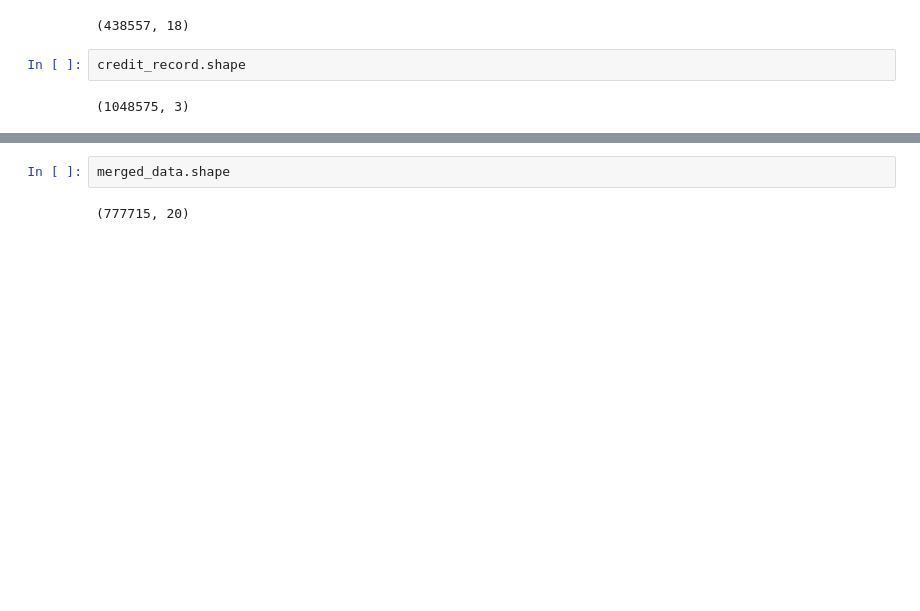
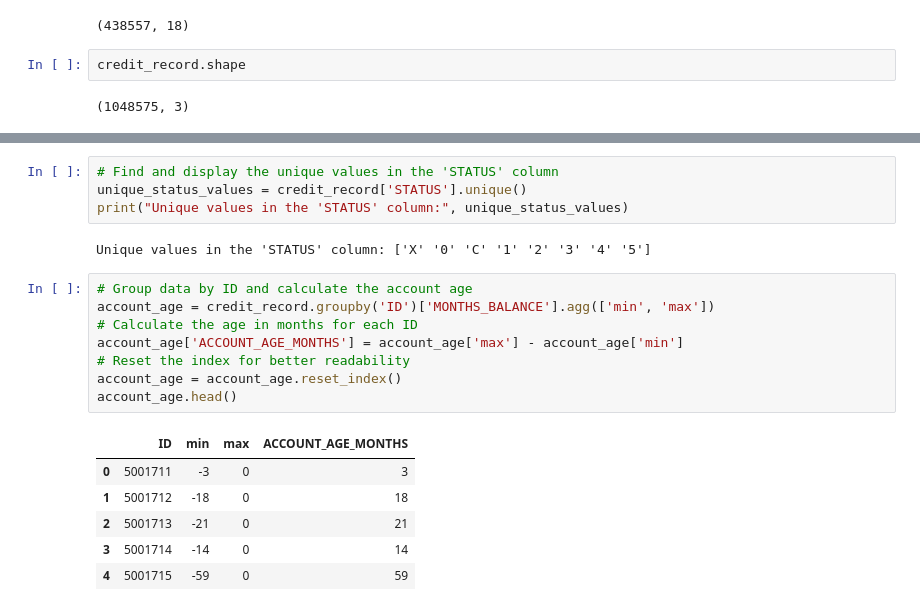
Before and after one commit to fazmila/Project, a Jupyter notebook: Project.ipynb, the cells around one changed output, grey strips where cells are left out. Drawn from its saved outputs; the diff is of its cells as text; blank space fills up the shorter version.

```diff
--- a/Project.ipynb
+++ b/Project.ipynb
@@ -88,4 +71,21 @@ merged_data
-# %%
-merged_data.shape
-# %% [output]
-(777715, 20)
+# %%
+# Find and display the unique values in the 'STATUS' column
+unique_status_values = credit_record['STATUS'].unique()
+print("Unique values in the 'STATUS' column:", unique_status_values)
+# %% [output]
+Unique values in the 'STATUS' column: ['X' '0' 'C' '1' '2' '3' '4' '5']
+# %%
+# Group data by ID and calculate the account age
+account_age = credit_record.groupby('ID')['MONTHS_BALANCE'].agg(['min', 'max'])
+# Calculate the age in months for each ID
+account_age['ACCOUNT_AGE_MONTHS'] = account_age['max'] - account_age['min']
+# Reset the index for better readability
+account_age = account_age.reset_index()
+account_age.head()
+# %% [output]
+|  | ID | min | max | ACCOUNT_AGE_MONTHS |
+| 0 | 5001711 | -3 | 0 | 3 |
+| 1 | 5001712 | -18 | 0 | 18 |
+| 2 | 5001713 | -21 | 0 | 21 |
+| 3 | 5001714 | -14 | 0 | 14 |
+| 4 | 5001715 | -59 | 0 | 59 |
```
Also changed, not shown: parts of 10 cells of this notebook.
